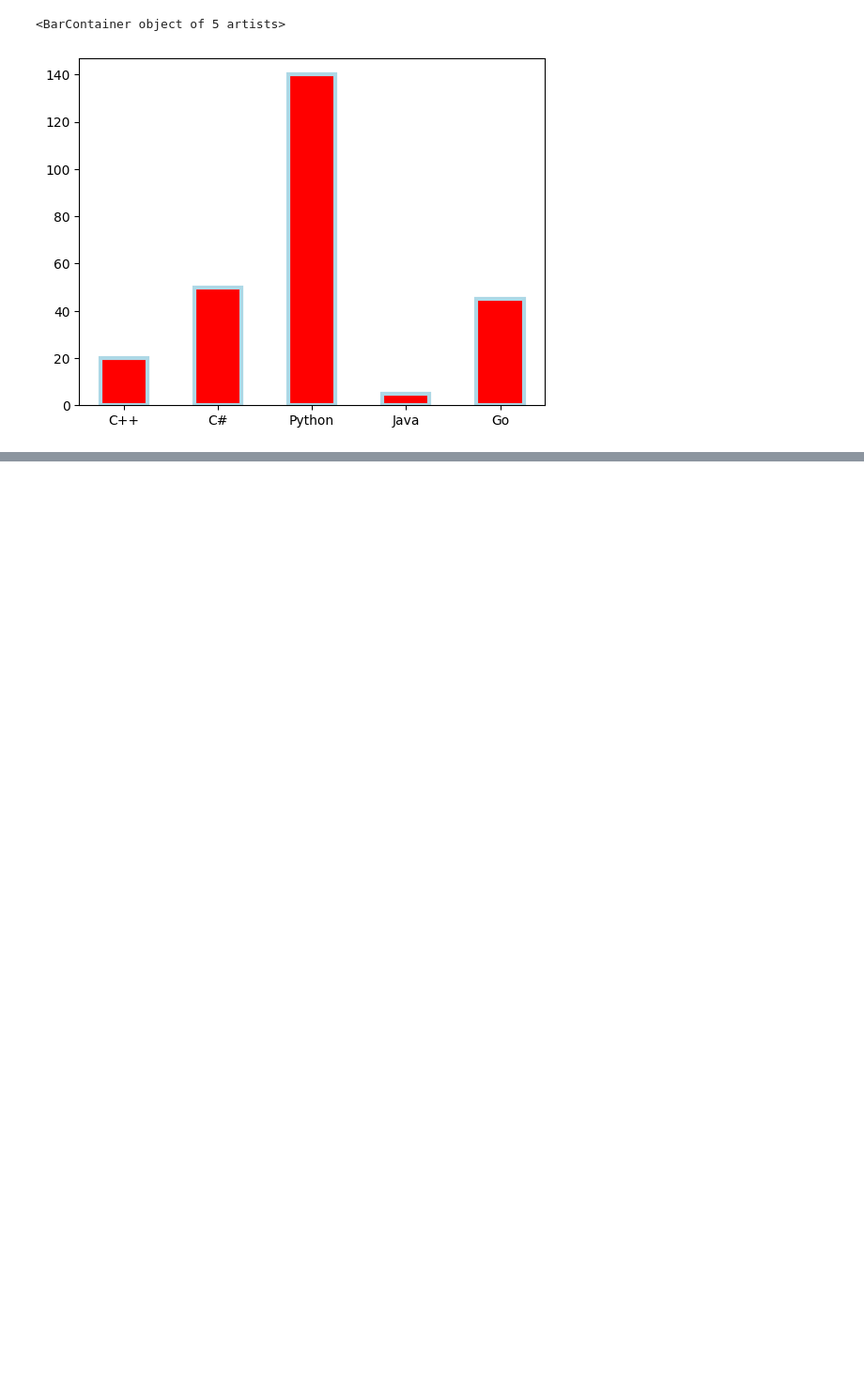
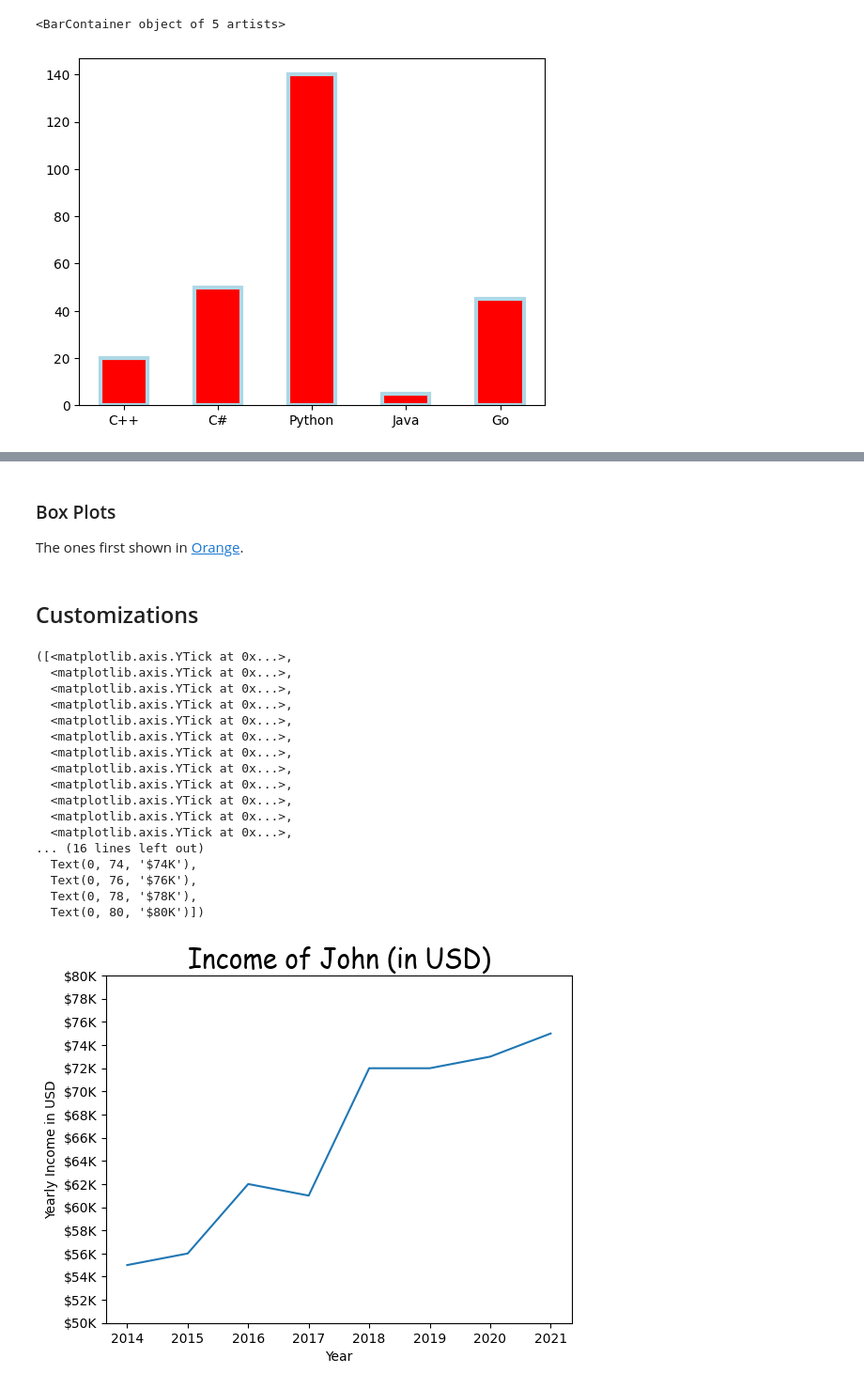
Before and after one commit to rennaMAhcuS/Advanced-Python, a Jupyter notebook: Basics/Matplotlib/Matplotlib.ipynb, the cells around one changed output, grey strips where cells are left out. Shown at 94% size. Cells and saved outputs as stored; diff of their text form; code cells hidden in the pictures; blank space fills up the shorter version.

```diff
--- a/Basics/Matplotlib/Matplotlib.ipynb
+++ b/Basics/Matplotlib/Matplotlib.ipynb
@@ -106,0 +136,42 @@ plt.hist(ages_hist,
+# %% [markdown]
+### Box Plots
+The ones first shown in [Orange](https://orangedatamining.com).
+<!-- Not writing the code. -->
+# %% [markdown]
+## Customizations
+# %%
+# Labeling the axes
+
+years = np.arange(2014, 2022)
+income = [55, 56, 62, 61, 72, 72, 73, 75]
+income_ticks = np.arange(50, 81, 2)
+
+plt.plot(years, income)
+plt.title("Income of John (in USD)",
+          fontsize=20,  # Font Size
+          fontname='Comic Sans MS'  # Font Name (Family)
+          )
+plt.xlabel ("Year")
+plt.ylabel("Yearly Income in USD")
+plt.yticks(income_ticks, [f'${x}K' for x in income_ticks])  # The markers on the Y-axis
+
+# Note: This customization can also be applied for the others (Bar, Pie, Scatter, etc)
+# %% [output]
+([<matplotlib.axis.YTick at 0x...>,
+  <matplotlib.axis.YTick at 0x...>,
+  <matplotlib.axis.YTick at 0x...>,
+  <matplotlib.axis.YTick at 0x...>,
+  <matplotlib.axis.YTick at 0x...>,
+  <matplotlib.axis.YTick at 0x...>,
+  <matplotlib.axis.YTick at 0x...>,
+  <matplotlib.axis.YTick at 0x...>,
+  <matplotlib.axis.YTick at 0x...>,
+  <matplotlib.axis.YTick at 0x...>,
+  <matplotlib.axis.YTick at 0x...>,
+  <matplotlib.axis.YTick at 0x...>,
+... (16 lines left out)
+  Text(0, 74, '$74K'),
+  Text(0, 76, '$76K'),
+  Text(0, 78, '$78K'),
+  Text(0, 80, '$80K')])
+[figure, added]
```
Also changed, not shown: parts of 22 cells of this notebook, 1 other file.
